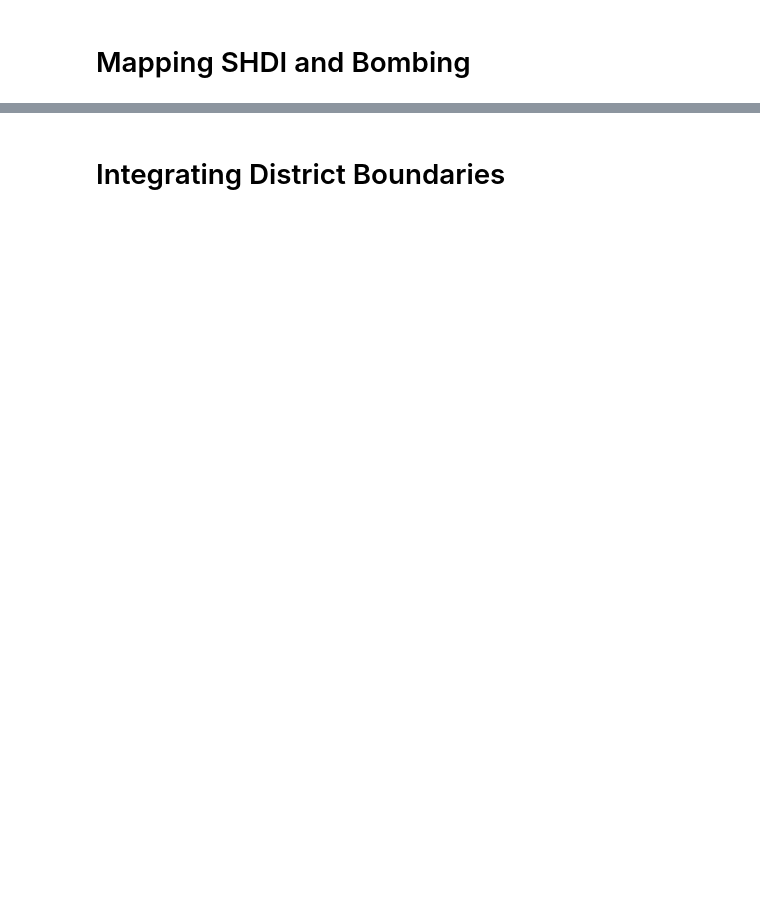
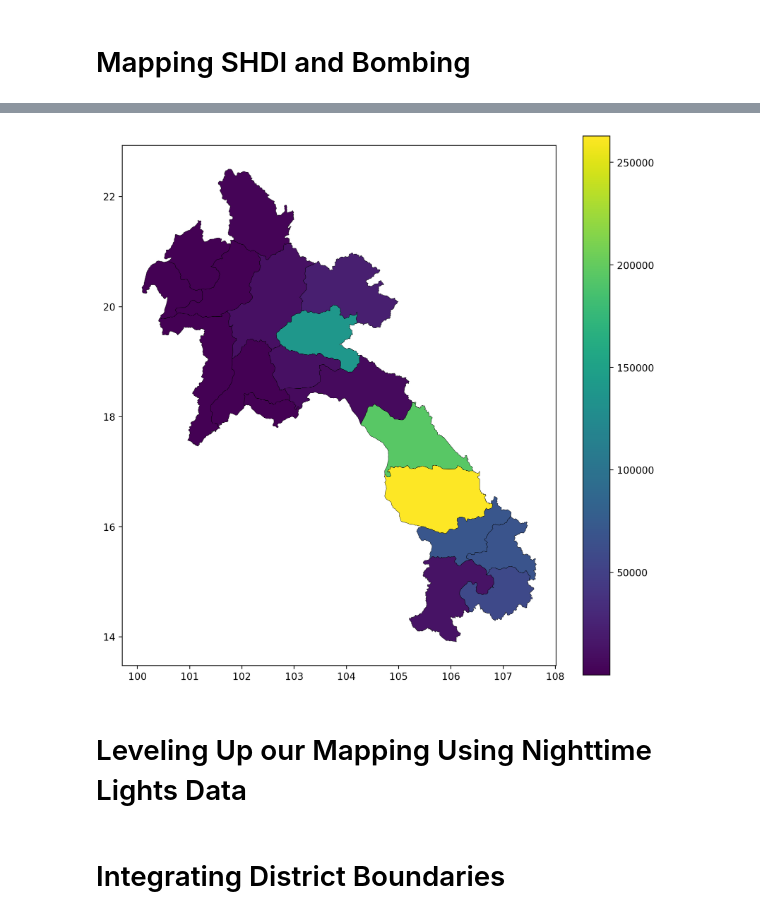
Before and after one commit to SMUREU/data-storytelling-brandon, a Jupyter notebook: notebooks/DataStorytelling.ipynb, the cells around one changed output, grey strips where cells are left out. Cells and saved outputs as stored; diff of their text form; code cells hidden in the pictures; blank space fills up the shorter version.

```diff
--- a/notebooks/DataStorytelling.ipynb
+++ b/notebooks/DataStorytelling.ipynb
@@ -378,0 +441,14 @@ shdi_map.set_axis_off();
+# %%
+# Chloropleth Map of bombing by province (number of strikes)
+strikes_map = bombing_admin_df.plot(
+    column="total_missions",
+    legend=True,
+    figsize=(10, 10),
+    edgecolor="black",
+    linewidth=0.3
+)
+shdi_map.set_axis_off();
+# %% [output]
+[figure, added]
+# %% [markdown]
+# Leveling Up our Mapping Using Nighttime Lights Data
```
Also changed, not shown: parts of 21 cells of this notebook, 1 other file.
